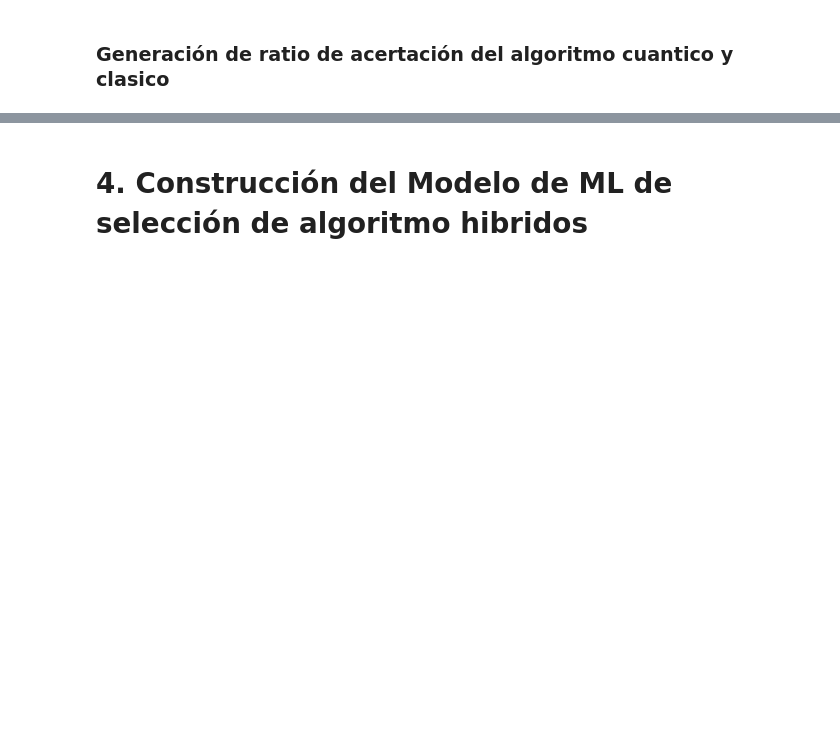
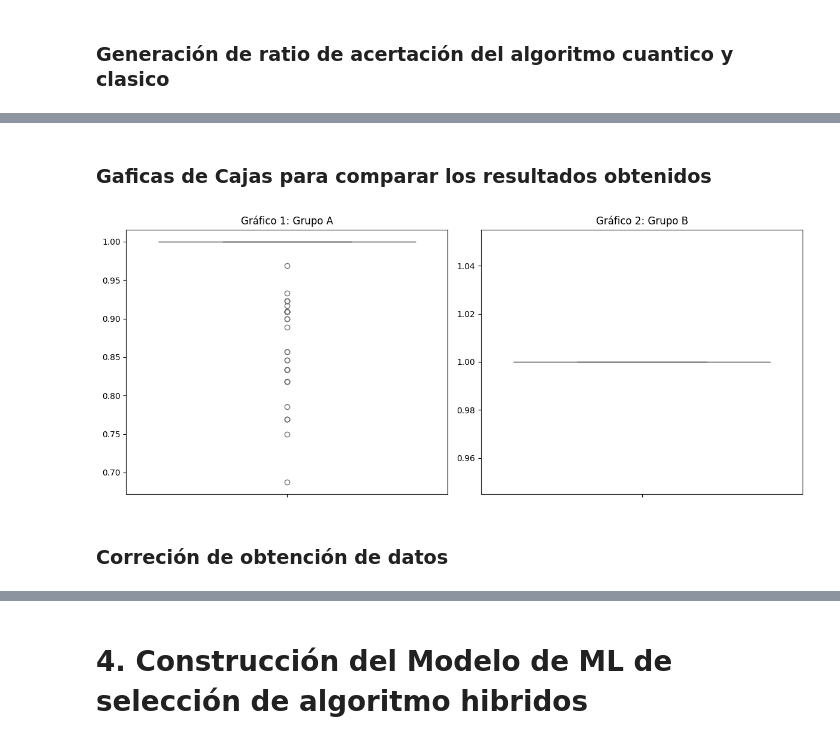
Before and after one commit to samuelArenas2005/Hybrid-Quantum-Classical-Algorithm-Selector, a Jupyter notebook: gwandqoao.ipynb, the cells around one changed output, grey strips where cells are left out. Drawn from its saved outputs; the diff is of its cells as text; code cells hidden in the pictures; blank space fills up the shorter version.

Commit message:
Añade pruebas de los promedios de los resultados

```diff
--- a/gwandqoao.ipynb
+++ b/gwandqoao.ipynb
@@ -294,16 +490,22 @@ print("GW:\n",GW_VALS2)
 def generate_values_max_cut_bf(graphs):
 
     bf_values = []
+    i = 0
+    total = len(graphs)
 
     for G in graphs:
-        bf_values.append(brute_force_maxcut(G))
+        num_nodes = G.number_of_nodes()
+        num_edges = G.number_of_edges()
+
+        best_cut_value, best_partition = brute_force_maxcut(G)
+        bf_values.append(best_cut_value)
+
+        print(
+            f"\r[GW] Grafo {i}/{total} | Nodos: {num_nodes} | Aristas: {num_edges}",
+            end="",
+            flush=True
+        )
+
+        i += 1
 
     return bf_values
-
-BF_VALS = generate_values_max_cut_bf(GRAPHS)
-
-print("EJECUCIÓN FINALIZADA CORRECTAMENTE")
-
-print("-"*10, "VALORES OBTENIDOS", "-"*10)
-
-print("BF:\n",BF_VALS)
@@ -320,8 +538,8 @@ def generate_ratio_max_cut_gw_qaoa(qaoa_vals,gw_vals,bf_vals):
         gw_act_val = gw_vals[i]
         qaoa_act_val = qaoa_vals[i]
 
-        ratios_gw.append(bf_act_val/gw_act_val)
-        ratios_qaoa.append(bf_act_val/qaoa_act_val)
+        ratios_gw.append(gw_act_val/bf_act_val)
+        ratios_qaoa.append(qaoa_act_val/bf_act_val)
 
     return ratios_gw, ratios_qaoa
 
@@ -333,5 +551,5 @@ print("EJECUCIÓN FINALIZADA CORRECTAMENTE")
 
 print("-"*10, "VALORES OBTENIDOS", "-"*10)
 
-print("Ratios_qaoa:\n",RATIOS_QAOA)
+print("Ratios_qaoa:\n",RATIOS_QAOA,"\n")
 print("Ratios_gw:\n",RATIOS_GW)
@@ -337,0 +598,20 @@ print("Ratios_gw:\n",RATIOS_GW)
+# %% [markdown]
+### Gaficas de Cajas para comparar los resultados obtenidos
+# %%
+import seaborn as sns
+import matplotlib.pyplot as plt
+
+fig, axes = plt.subplots(1, 2, figsize=(12, 5))
+
+sns.boxplot(y=RATIOS_QAOA, ax=axes[0], color="skyblue")
+axes[0].set_title("Gráfico 1: Grupo A")
+
+sns.boxplot(y=RATIOS_GW, ax=axes[1], color="salmon")
+axes[1].set_title("Gráfico 2: Grupo B")
+
+plt.tight_layout()
+plt.show()
+# %% [output]
+[figure, added]
+# %% [markdown]
+### Correción de obtención de datos
```
Also changed, not shown: parts of 26 cells of this notebook, 2 other files.
